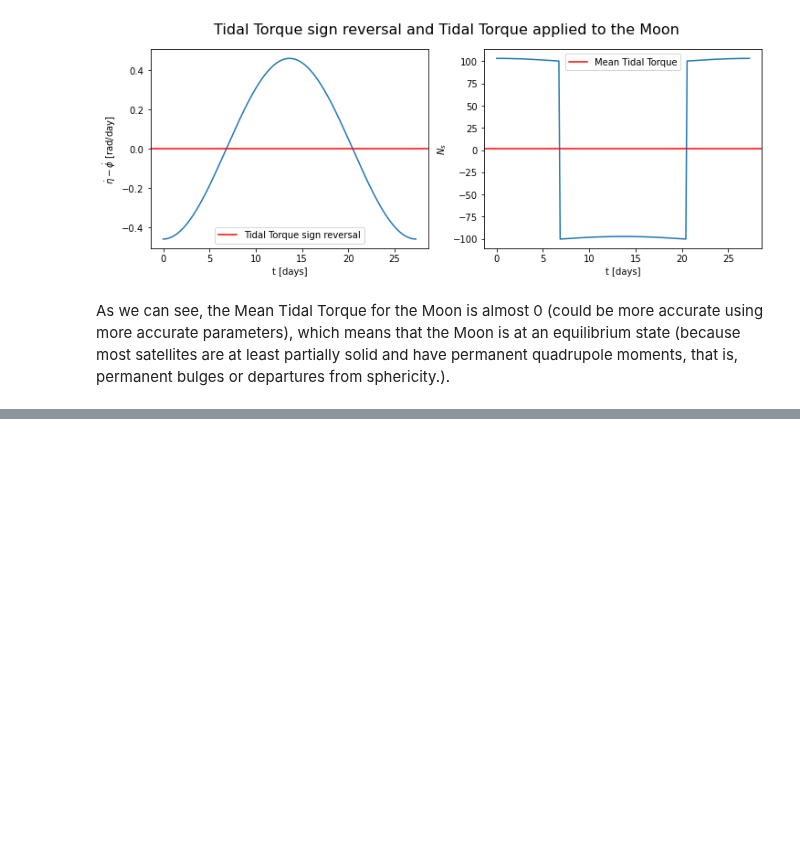
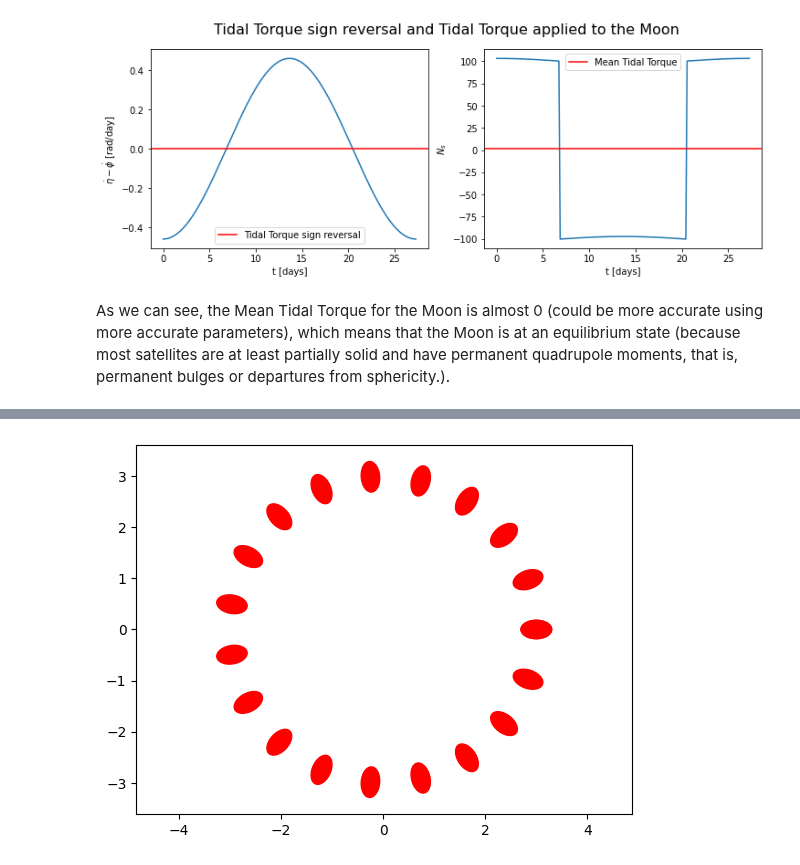
Before and after one commit to seap-udea/murray-dermott-action, a Jupyter notebook: SpinOrbit/SpinOrbit.5.2.ipynb, the cells around one changed output, grey strips where cells are left out. Saved outputs shown, nothing was run; the diff lists cells and outputs as text; code cells hidden in the pictures; blank space fills up the shorter version.

```diff
--- a/SpinOrbit/SpinOrbit.5.2.ipynb
+++ b/SpinOrbit/SpinOrbit.5.2.ipynb
@@ -108,0 +142,2 @@ As we can see, the Mean Tidal Torque for the Moon is almost 0 (could be more acc
+# %%
+M=R.from_euler('z', 30, degrees=True).as_matrix()
@@ -108,0 +150,27 @@ As we can see, the Mean Tidal Torque for the Moon is almost 0 (could be more acc
+# %%
+rps=np.array([M.dot(r) for r in rs])
+# %%
+a=0.3
+e=0.8
+b=a*np.sqrt(1-e**2)
+
+Es=np.linspace(0,2*np.pi,100)
+rs=(np.vstack((a*np.cos(Es),b*np.sin(Es),np.zeros_like(Es)))).transpose()
+
+am=3
+em=0.7
+bm=am*np.sqrt(1-em**2)
+
+for E in np.linspace(0,2*np.pi,20):
+
+    M=R.from_euler('z', E, degrees=False).as_matrix()
+    rps=np.array([M.dot(r) for r in rs])
+
+
+    xm=am*np.cos(E)
+    ym=am*np.sin(E)
+
+    plt.fill(xm+rps[:,0],ym+rps[:,1],color='r')
+    plt.axis("equal")
+# %% [output]
+[figure, added]
```
Also changed, not shown: parts of 9 cells of this notebook.
